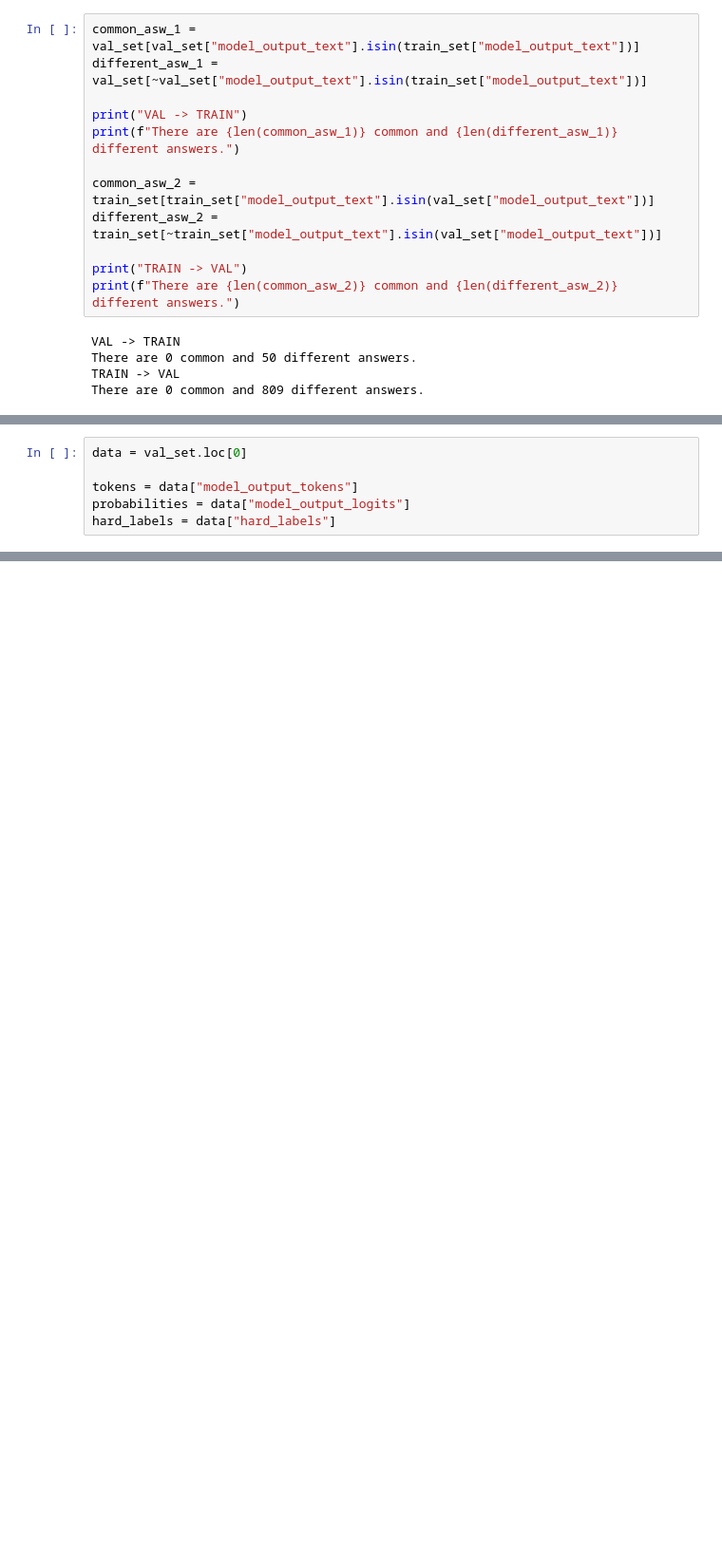
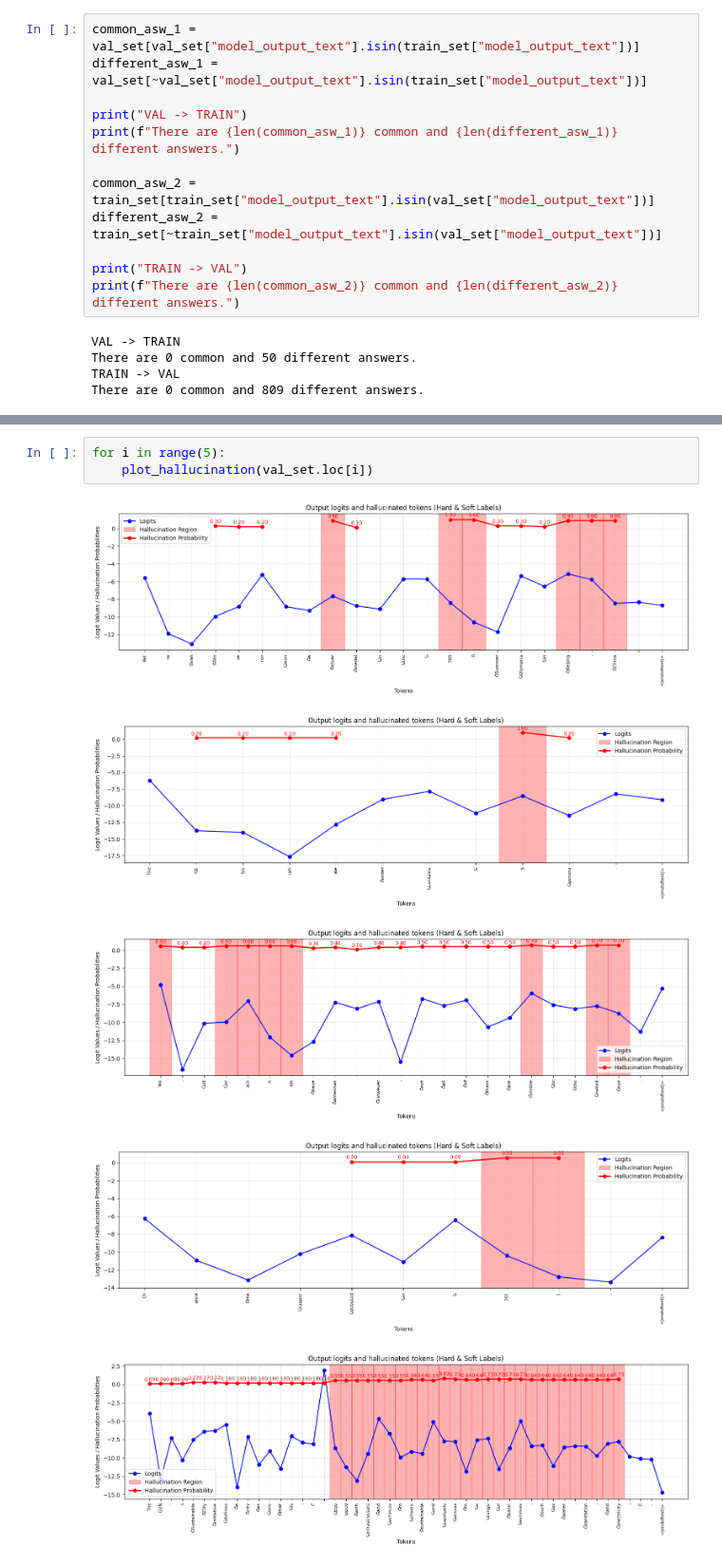
Before and after one commit to llaraspata/HallucinationDetection, a Jupyter notebook: notebooks/1.0-ll-dataset-analysis.ipynb, the cells around one changed output, grey strips where cells are left out. Shown at 95% size. Drawn from its saved outputs; the diff is of its cells as text; blank space fills up the shorter version.

Commit message:
enhanced plot

```diff
--- a/notebooks/1.0-ll-dataset-analysis.ipynb
+++ b/notebooks/1.0-ll-dataset-analysis.ipynb
@@ -114,6 +100,0 @@ Name: 0, dtype: object
-# %%
-data = val_set.loc[0]
-
-tokens = data["model_output_tokens"]
-probabilities = data["model_output_logits"]
-hard_labels = data["hard_labels"]
@@ -250,0 +161,9 @@ plt.show()
+# %%
+for i in range(5):
+    plot_hallucination(val_set.loc[i])
+# %% [output]
+[figure, added]
+[figure, added]
+[figure, added]
+[figure, added]
+[figure, added]
```
Also changed, not shown: parts of 5 cells of this notebook.
